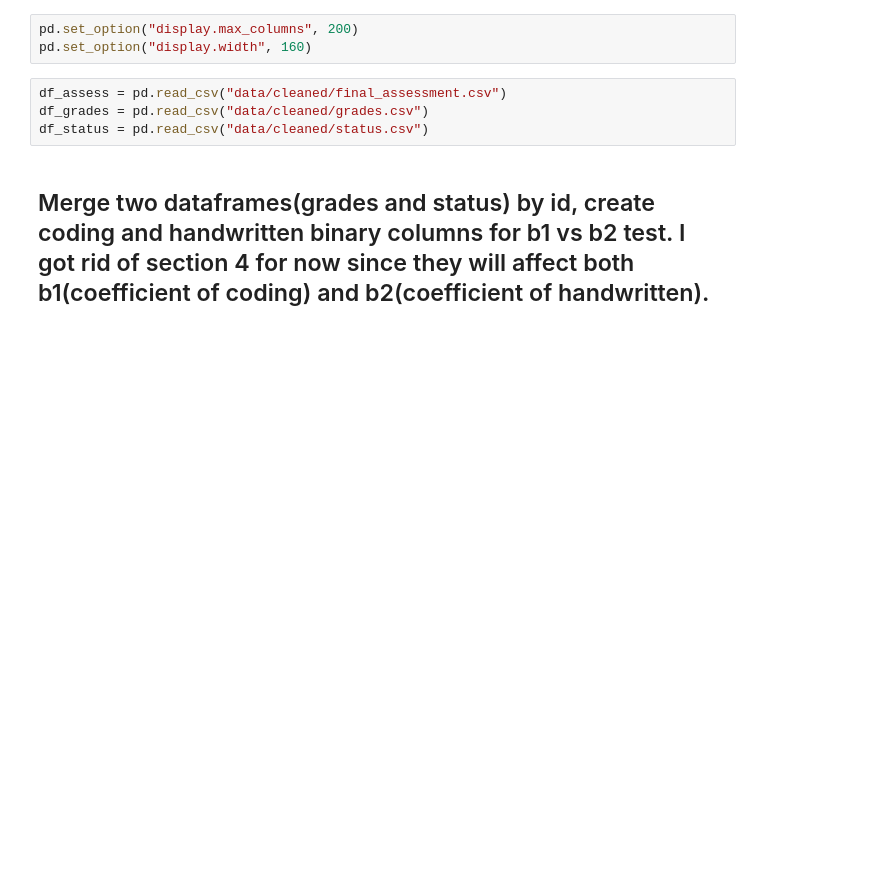
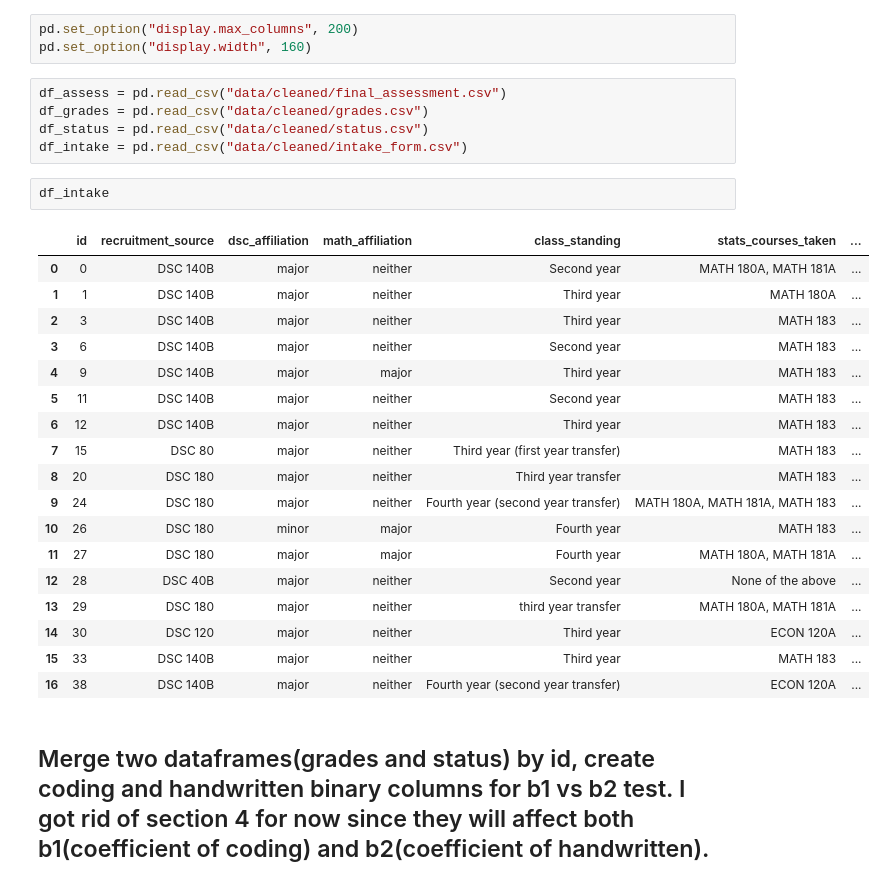
Before and after one commit to SaintHades/Simulation-coding-exercises-for-teaching-probability-theory, a Jupyter notebook: statistic_analysis.ipynb, the cells around one changed output. Drawn from its saved outputs; the diff is of its cells as text; blank space fills up the shorter version.

```diff
--- a/statistic_analysis.ipynb
+++ b/statistic_analysis.ipynb
@@ -13,6 +13,28 @@ pd.set_option("display.width", 160)
 df_assess = pd.read_csv("data/cleaned/final_assessment.csv")
 df_grades = pd.read_csv("data/cleaned/grades.csv")
 df_status = pd.read_csv("data/cleaned/status.csv")
+df_intake = pd.read_csv("data/cleaned/intake_form.csv")
+# %%
+df_intake
+# %% [output]
+|  | id | recruitment_source | dsc_affiliation | math_affiliation | class_standing | stats_courses_taken | ... |
+| 0 | 0 | DSC 140B | major | neither | Second year | MATH 180A, MATH 181A | ... |
+| 1 | 1 | DSC 140B | major | neither | Third year | MATH 180A | ... |
+| 2 | 3 | DSC 140B | major | neither | Third year | MATH 183 | ... |
+| 3 | 6 | DSC 140B | major | neither | Second year | MATH 183 | ... |
+| 4 | 9 | DSC 140B | major | major | Third year | MATH 183 | ... |
+| 5 | 11 | DSC 140B | major | neither | Second year | MATH 183 | ... |
+| 6 | 12 | DSC 140B | major | neither | Third year | MATH 183 | ... |
+| 7 | 15 | DSC 80 | major | neither | Third year (first year transfer) | MATH 183 | ... |
+| 8 | 20 | DSC 180 | major | neither | Third year transfer | MATH 183 | ... |
+| 9 | 24 | DSC 180 | major | neither | Fourth year (second year transfer) | MATH 180A, MATH 181A, MATH 183 | ... |
+| 10 | 26 | DSC 180 | minor | major | Fourth year | MATH 183 | ... |
+| 11 | 27 | DSC 180 | major | major | Fourth year | MATH 180A, MATH 181A | ... |
+| 12 | 28 | DSC 40B | major | neither | Second year | None of the above | ... |
+| 13 | 29 | DSC 180 | major | neither | third year transfer | MATH 180A, MATH 181A | ... |
+| 14 | 30 | DSC 120 | major | neither | Third year | ECON 120A | ... |
+| 15 | 33 | DSC 140B | major | neither | Third year | MATH 183 | ... |
+| 16 | 38 | DSC 140B | major | neither | Fourth year (second year transfer) | ECON 120A | ... |
 # %% [markdown]
 ## Merge two dataframes(grades and status) by id, create coding and handwritten binary columns for b1 vs b2 test. I got rid of section 4 for now since they will affect both b1(coefficient of coding) and b2(coefficient of handwritten).
 # %%
```
Also changed, not shown: parts of 41 cells of this notebook, 1 other file.
